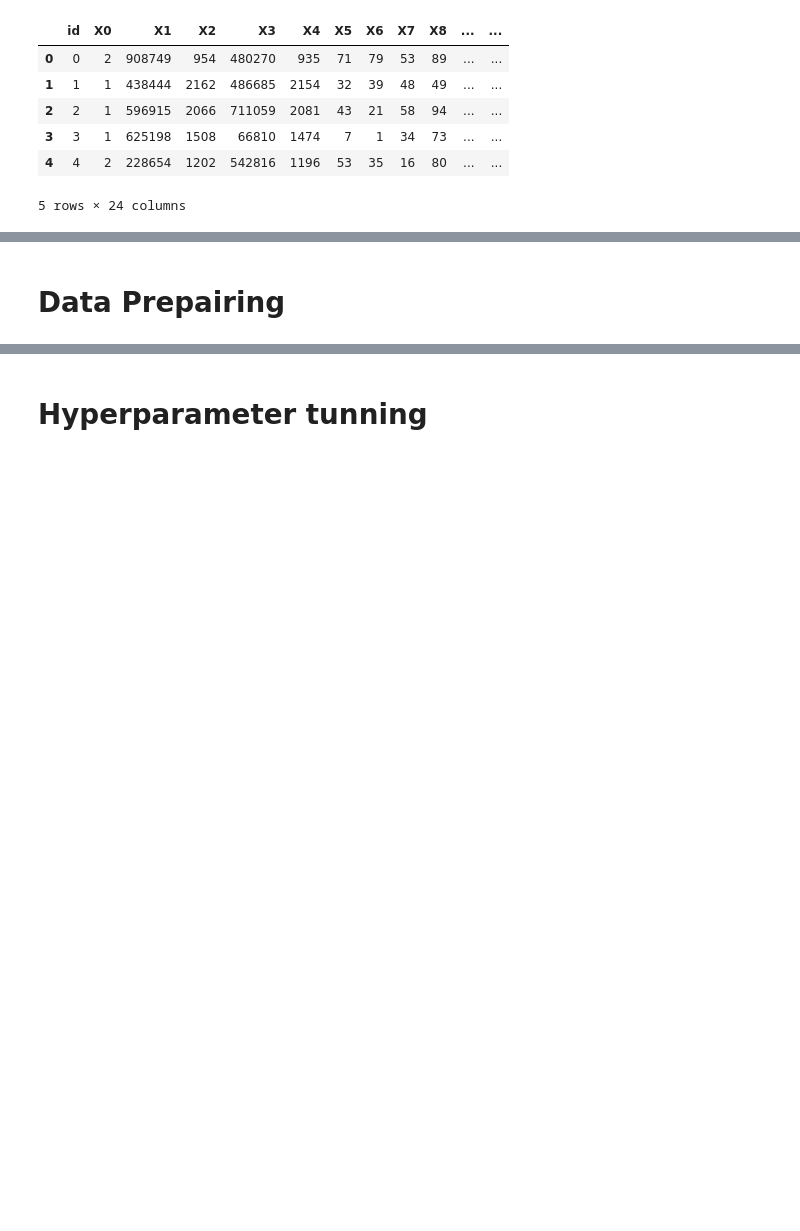
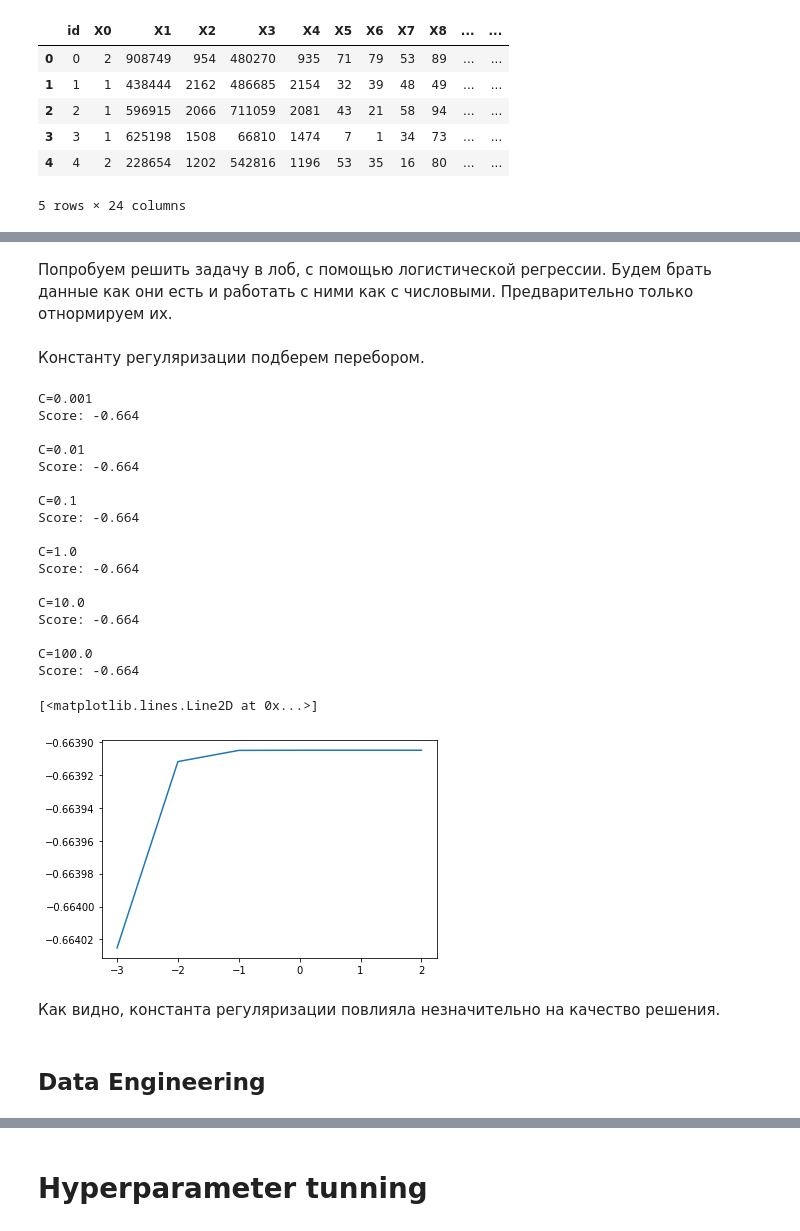
Before and after one commit to Yuriy-Kanygin/Ozon-Games, a Jupyter notebook: Ozone Games.ipynb, the cells around one changed output, grey strips where cells are left out. Saved outputs shown, nothing was run; the diff lists cells and outputs as text; code cells hidden in the pictures; blank space fills up the shorter version.

```diff
--- a/Ozone Games.ipynb
+++ b/Ozone Games.ipynb
@@ -24,2 +31,53 @@ data.head()
+# %% [markdown]
+Попробуем решить задачу в лоб, с помощью логистической регрессии. Будем брать данные как они есть и работать с ними как с числовыми. Предварительно только отнормируем их.
+# %%
+scaler = StandardScaler()
+X_train = pd.DataFrame(scaler.fit_transform(X_train), index=X_train.index, columns=X_train.columns)
+# %%
+cv = KFold(n_splits=5, shuffle=True, random_state=241)
+# %% [markdown]
+Константу регуляризации подберем перебором.
+# %%
+def scorer_logreg(X, y):
+    scores = {}
+
+    for i in range(-3, 3):
+        C = 10.0 ** i
+
+        print(f"C={C}")
+        model = LogisticRegression(C=C, random_state=241)
+
+        score = cross_val_score(model, X, y, cv=cv, scoring="neg_log_loss", n_jobs=-1).mean()
+        print(f"Score: {score:.3f}")
+
+        scores[i] = score
+        print()
+
+    return pd.Series(scores)
+# %%
+scores = scorer_logreg(X_train, y_train)
+plt.plot(scores)
+# %% [output]
+C=0.001
+Score: -0.664
+
+C=0.01
+Score: -0.664
+
+C=0.1
+Score: -0.664
+
+C=1.0
+Score: -0.664
+
+C=10.0
+Score: -0.664
+
+C=100.0
+Score: -0.664
+[<matplotlib.lines.Line2D at 0x...>]
+[figure, added]
+# %% [markdown]
+Как видно, константа регуляризации повлияла незначительно на качество решения.
 # %% [markdown]
-# Data Prepairing
+## Data Engineering
```
Also changed, not shown: parts of 50 cells of this notebook, 5 other files.
